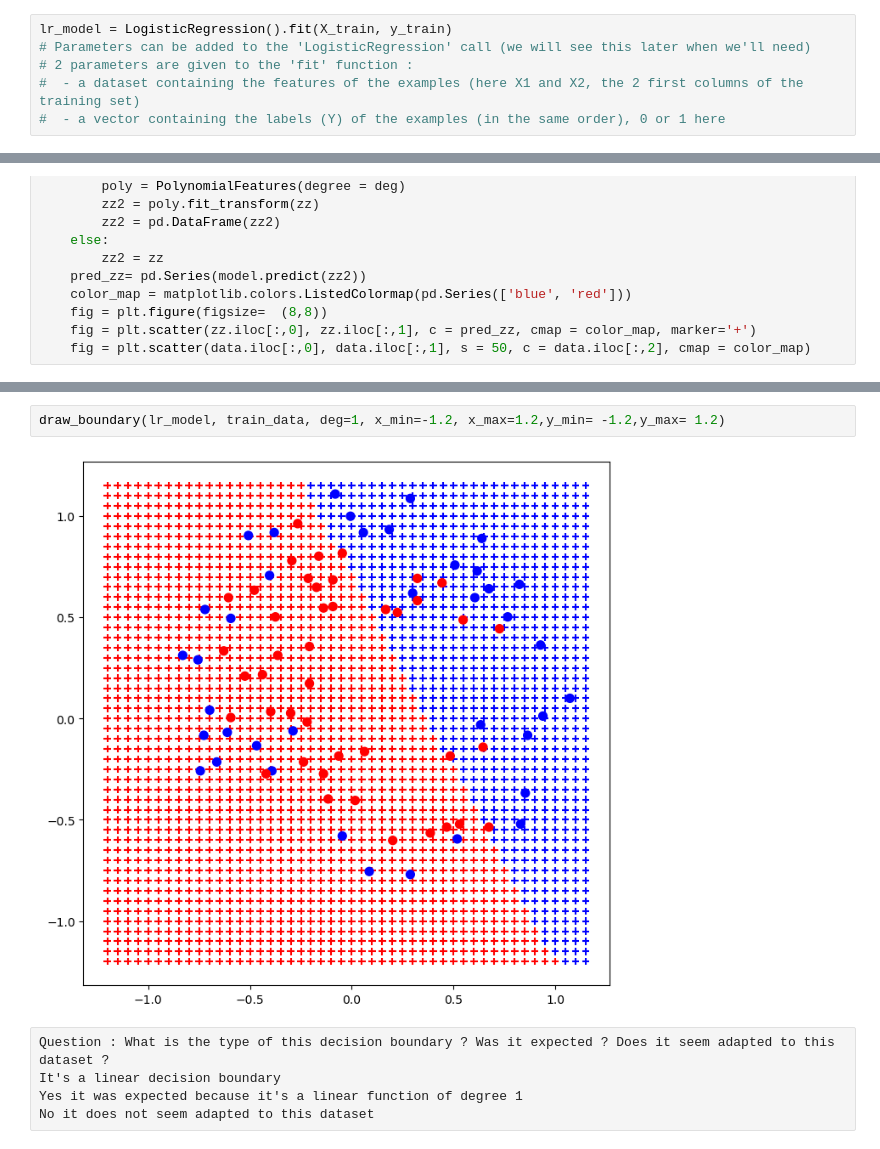
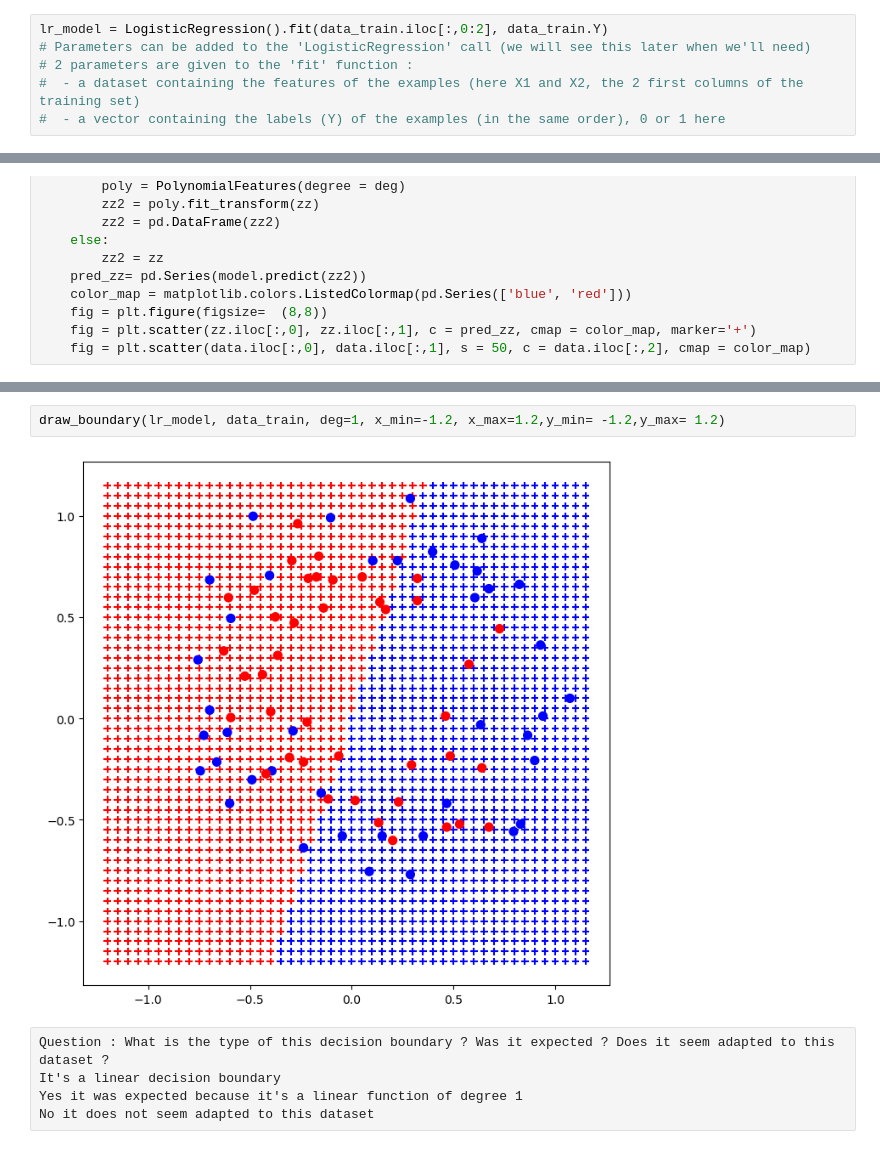
Before and after one commit to maodo/miage_fst, a Jupyter notebook: TP1/TP_Logistic_Regression_student.ipynb, the cells around one changed output, grey strips where cells are left out. Cells and saved outputs as stored; diff of their text form.

```diff
--- a/TP1/TP_Logistic_Regression_student.ipynb
+++ b/TP1/TP_Logistic_Regression_student.ipynb
@@ -102,5 +125,5 @@ For this, we can use the command on the next cell:
 # %%
-lr_model = LogisticRegression().fit(X_train, y_train)
+lr_model = LogisticRegression().fit(data_train.iloc[:,0:2], data_train.Y)
 # Parameters can be added to the 'LogisticRegression' call (we will see this later when we'll need)
 # 2 parameters are given to the 'fit' function :
 #  - a dataset containing the features of the examples (here X1 and X2, the 2 first columns of the training set)
@@ -231,7 +258,7 @@ train_data.head()
 # %%
-draw_boundary(lr_model, train_data, deg=1, x_min=-1.2, x_max=1.2,y_min= -1.2,y_max= 1.2)
+draw_boundary(lr_model, data_train, deg=1, x_min=-1.2, x_max=1.2,y_min= -1.2,y_max= 1.2)
 # %% [output]
-[figure, old version]
+[figure, new version]
 # %% [raw]
 Question : What is the type of this decision boundary ? Was it expected ? Does it seem adapted to this dataset ?
 It's a linear decision boundary
```
Also changed, not shown: parts of 34 cells of this notebook.
